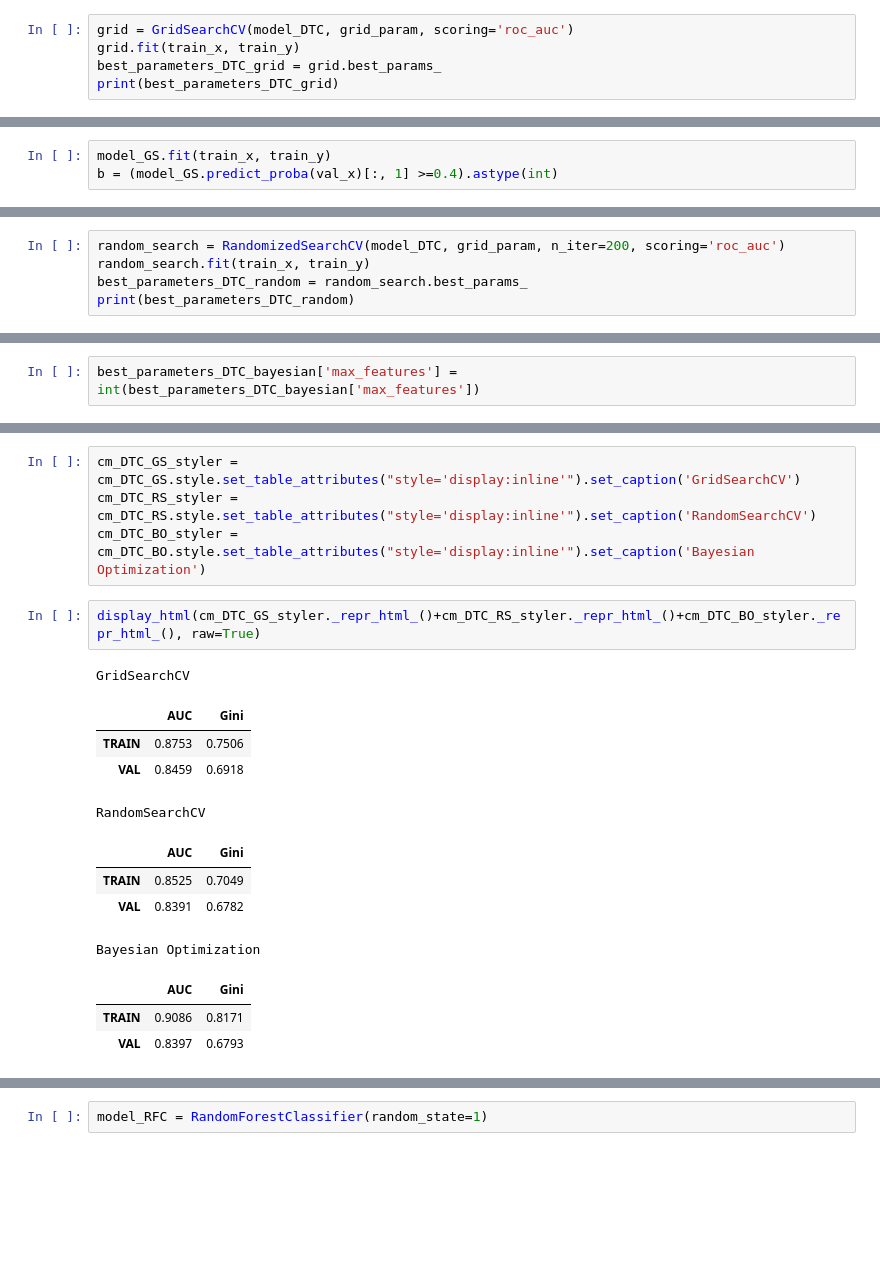
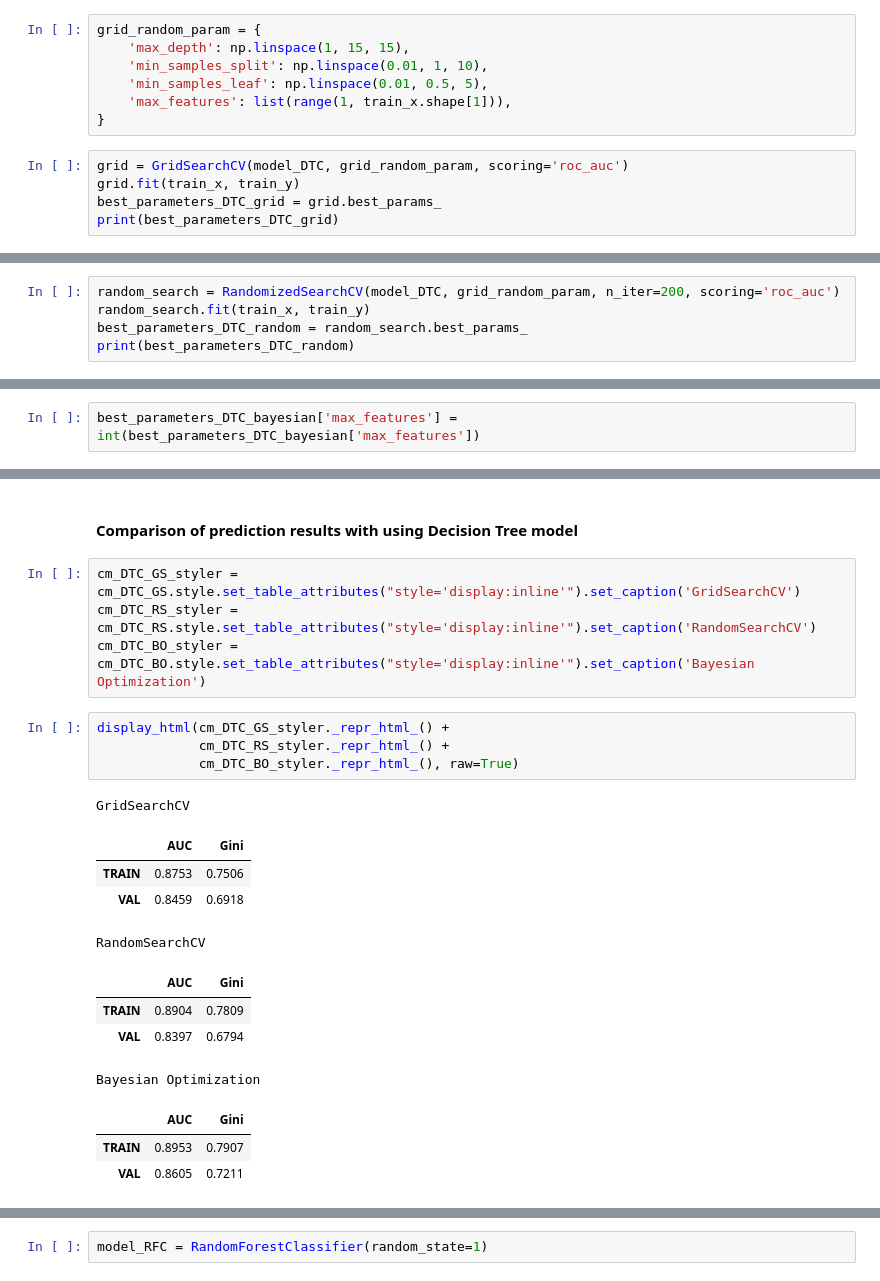
Before and after one commit to elangaar/titanic-disaster, a Jupyter notebook: titanic.ipynb, the cells around one changed output, grey strips where cells are left out. Cells and saved outputs as stored; diff of their text form; blank space fills up the shorter version.

```diff
--- a/titanic.ipynb
+++ b/titanic.ipynb
@@ -462,5 +219,12 @@ model_DTC = DecisionTreeClassifier(random_state=1)
+# %%
+grid_random_param = {
+    'max_depth': np.linspace(1, 15, 15),
+    'min_samples_split': np.linspace(0.01, 1, 10),
+    'min_samples_leaf': np.linspace(0.01, 0.5, 5),
+    'max_features': list(range(1, train_x.shape[1])),
+}
 # %%
-grid = GridSearchCV(model_DTC, grid_param, scoring='roc_auc')
+grid = GridSearchCV(model_DTC, grid_random_param, scoring='roc_auc')
 grid.fit(train_x, train_y)
 best_parameters_DTC_grid = grid.best_params_
 print(best_parameters_DTC_grid)
@@ -556,3 +275,0 @@ ACC (Total Accuracy):                           0.8027
-# %%
-model_GS.fit(train_x, train_y)
-b = (model_GS.predict_proba(val_x)[:, 1] >=0.4).astype(int)
@@ -586,5 +299,5 @@ AUC: 0.8459
 # %%
-random_search = RandomizedSearchCV(model_DTC, grid_param, n_iter=200, scoring='roc_auc')
+random_search = RandomizedSearchCV(model_DTC, grid_random_param, n_iter=200, scoring='roc_auc')
 random_search.fit(train_x, train_y)
 best_parameters_DTC_random = random_search.best_params_
 print(best_parameters_DTC_random)
@@ -651,22 +368,26 @@ cm_DTC_BO
+# %% [markdown]
+#### Comparison of prediction results with using Decision Tree model
 # %%
 cm_DTC_GS_styler = cm_DTC_GS.style.set_table_attributes("style='display:inline'").set_caption('GridSearchCV')
 cm_DTC_RS_styler = cm_DTC_RS.style.set_table_attributes("style='display:inline'").set_caption('RandomSearchCV')
 cm_DTC_BO_styler = cm_DTC_BO.style.set_table_attributes("style='display:inline'").set_caption('Bayesian Optimization')
 # %%
-display_html(cm_DTC_GS_styler._repr_html_()+cm_DTC_RS_styler._repr_html_()+cm_DTC_BO_styler._repr_html_(), raw=True)
+display_html(cm_DTC_GS_styler._repr_html_() +
+             cm_DTC_RS_styler._repr_html_() +
+             cm_DTC_BO_styler._repr_html_(), raw=True)
 # %% [output]
 GridSearchCV
 |  | AUC | Gini |
 | TRAIN | 0.8753 | 0.7506 |
 | VAL | 0.8459 | 0.6918 |
 RandomSearchCV
 |  | AUC | Gini |
-| TRAIN | 0.8525 | 0.7049 |
-| VAL | 0.8391 | 0.6782 |
+| TRAIN | 0.8904 | 0.7809 |
+| VAL | 0.8397 | 0.6794 |
 Bayesian Optimization
 |  | AUC | Gini |
-| TRAIN | 0.9086 | 0.8171 |
-| VAL | 0.8397 | 0.6793 |
+| TRAIN | 0.8953 | 0.7907 |
+| VAL | 0.8605 | 0.7211 |
 # %%
 results_DTC = pd.concat([cm_DTC_GS, cm_DTC_RS, cm_DTC_BO],
                         axis=1,
```
Also changed, not shown: parts of 117 cells of this notebook, 4 other files.
